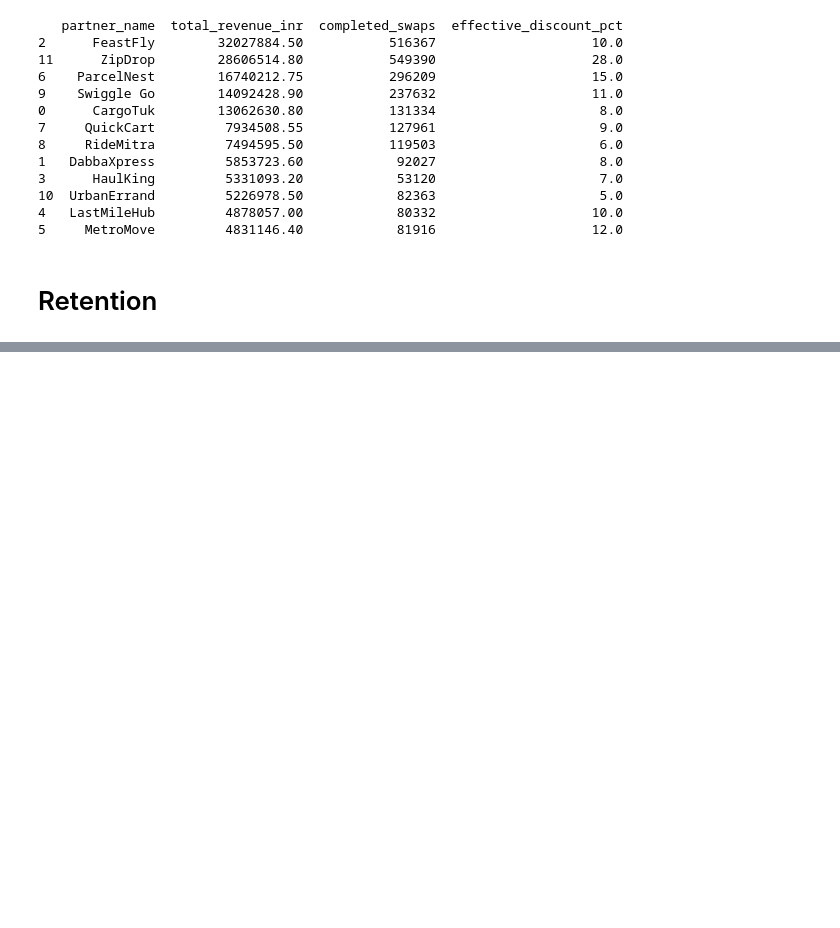
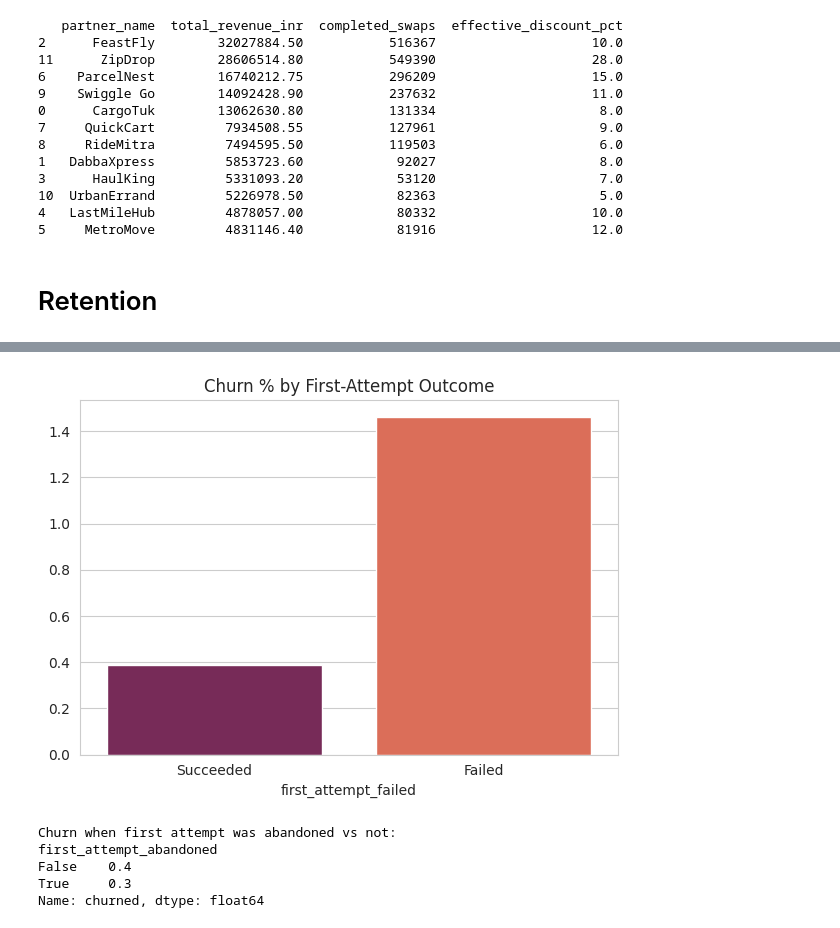
Before and after one commit to Khulbe-Nitin/Volt-Relay, a Jupyter notebook: Collab_notebook/VoltRelay_Merged_Nitin_Abhishek_Final.ipynb, the cells around one changed output, grey strips where cells are left out. Cells and saved outputs as stored; diff of their text form; code cells hidden in the pictures; blank space fills up the shorter version.

```diff
--- a/Collab_notebook/VoltRelay_Merged_Nitin_Abhishek_Final.ipynb
+++ b/Collab_notebook/VoltRelay_Merged_Nitin_Abhishek_Final.ipynb
@@ -3897,0 +4006,19 @@ print(partner_summary)
+# %%
+fail_churn = elig.groupby("first_attempt_failed")["churned"].mean() * 100
+
+plt.figure(figsize=(6, 4.5))
+sns.barplot(x=fail_churn.index.map({True: "Failed", False: "Succeeded"}),
+            y=fail_churn.values, hue=fail_churn.index, palette="rocket", legend=False)
+plt.title("Churn % by First-Attempt Outcome")
+plt.tight_layout(); plt.show()
+
+abandon_churn = elig.groupby("first_attempt_abandoned")["churned"].mean() * 100
+print("\nChurn when first attempt was abandoned vs not:")
+print(abandon_churn.round(1))
+# %% [output]
+[figure, added]
+Churn when first attempt was abandoned vs not:
+first_attempt_abandoned
+False    0.4
+True     0.3
+Name: churned, dtype: float64
```
Also changed, not shown: parts of 5 cells of this notebook.
